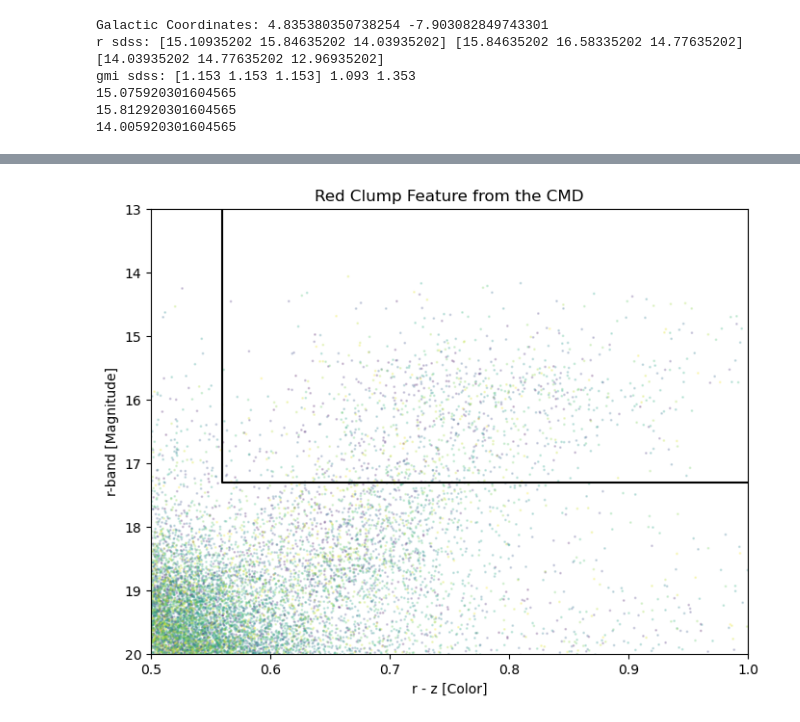
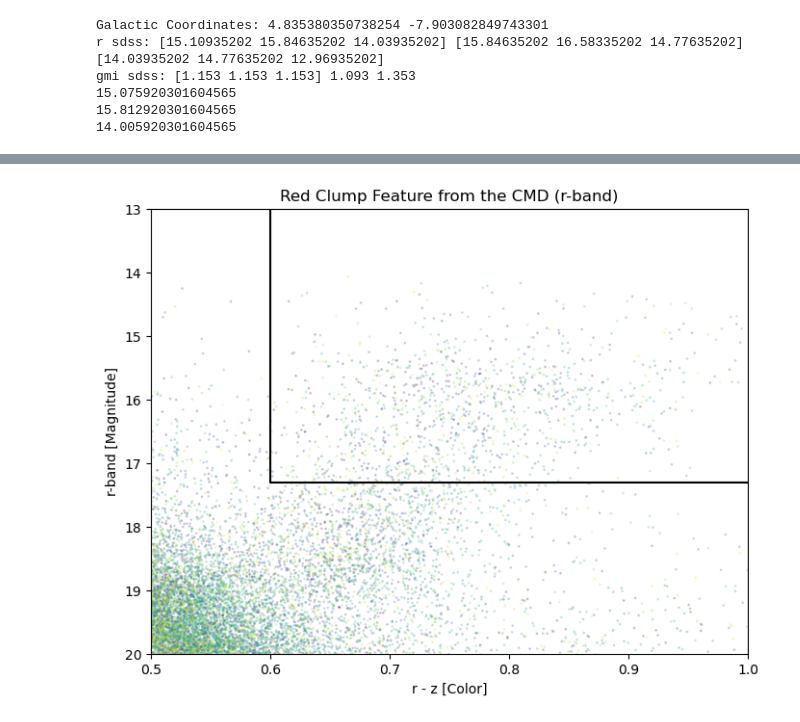
Before and after one commit to NireAstro/SURP2025, a Jupyter notebook: fit_models/cleaned_colorcut.ipynb, the cells around one changed output, grey strips where cells are left out. Drawn from its saved outputs; the diff is of its cells as text; code cells hidden in the pictures.

```diff
--- a/fit_models/cleaned_colorcut.ipynb
+++ b/fit_models/cleaned_colorcut.ipynb
@@ -29,8 +29,8 @@ msto_shift_value = 3.5  # Main Sequence Turn-Off shift
 # %%
 # Adjust defaults for specific color combinations
 if color_band_2 == "z" and color_band_1 == "r":
-    #default_color_cut = 0.46
-    default_color_cut = 0.56
+    # default_color_cut = 0.46
+    default_color_cut = 0.6
     color_range_max = 1.0
     msto_shift_value = 3.0
 # %%
@@ -65,7 +65,7 @@ if len(sys.argv) >= 9:
     apply_position_cut = True
 # %%
 # === Load Configuration from Options File ===
-options = pyp2options.pip2options('/home/bernthold.17/SURP2025/rcfit/')
+options = pyp2options.pip2options('/home/bernthold.17/SURP2025/fit_models/')
 # %% [output]
 Skipping line 68: expected 2 fields, saw 5
 Skipping line 71: expected 2 fields, saw 5
@@ -238,7 +238,8 @@ def cgauss(x, amplitude, mean, sigma):
 # === Construct Color-Magnitude Diagram (CMD) ===
 # Compute color index and magnitude
 color_index = filtered_catalog[:, c1_col_index] - filtered_catalog[:, c2_col_index]
-magnitude_values = filtered_catalog[:, mag_col_index]
+magnitude_values_r = filtered_catalog[:, mag_col_index] # r-band
+magnitude_values_z = filtered_catalog[:, c2_col_index] # z-band
 # %%
 # === Giant Star Selection ===
 # Filter stars that are likely giants
@@ -399,18 +471,18 @@ plt.show()
 # %%
 # Plot CMD zoomed in on red clump region and color-coded by RA
 plt.figure(figsize = (8, 6))
 plt.tight_layout()
 
-plt.scatter(color_index, magnitude_values, c = filtered_catalog[:, ra_col_index], s = 1, alpha = 0.2, rasterized = True)
+plt.scatter(color_index, magnitude_values_r, c = filtered_catalog[:, ra_col_index], s = 1, alpha = 0.2, rasterized = True)
 plt.plot([default_color_cut, default_color_cut, color_range_max], [13.0, magnitude_cut, magnitude_cut], 'k-')
 
 plt.xlim(0.5, color_range_max)
 plt.ylim(20, 13)
 
-plt.title('Red Clump Feature from the CMD')
+plt.title('Red Clump Feature from the CMD (r-band)')
 plt.xlabel(f"{color_band_1} - {color_band_2} [Color]")
 plt.ylabel(f"{magnitude_band}-band [Magnitude]")
 
 plt.show()
 # %% [output]
-[figure, old version]
+[figure, new version]
```
Also changed, not shown: parts of 19 cells of this notebook, 1 other file.
